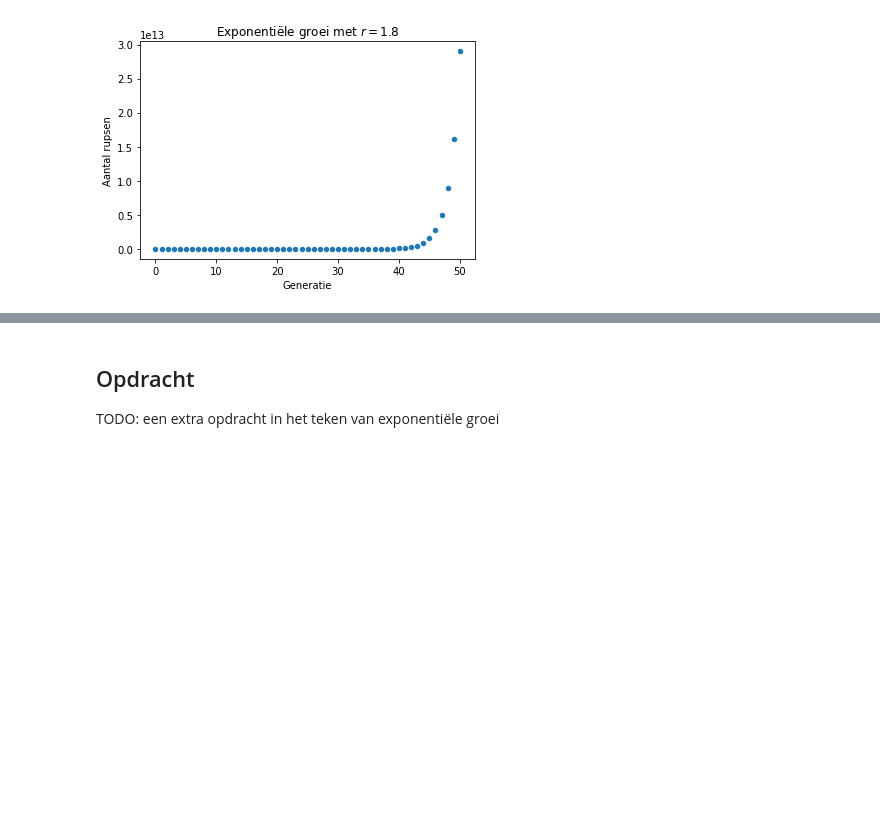
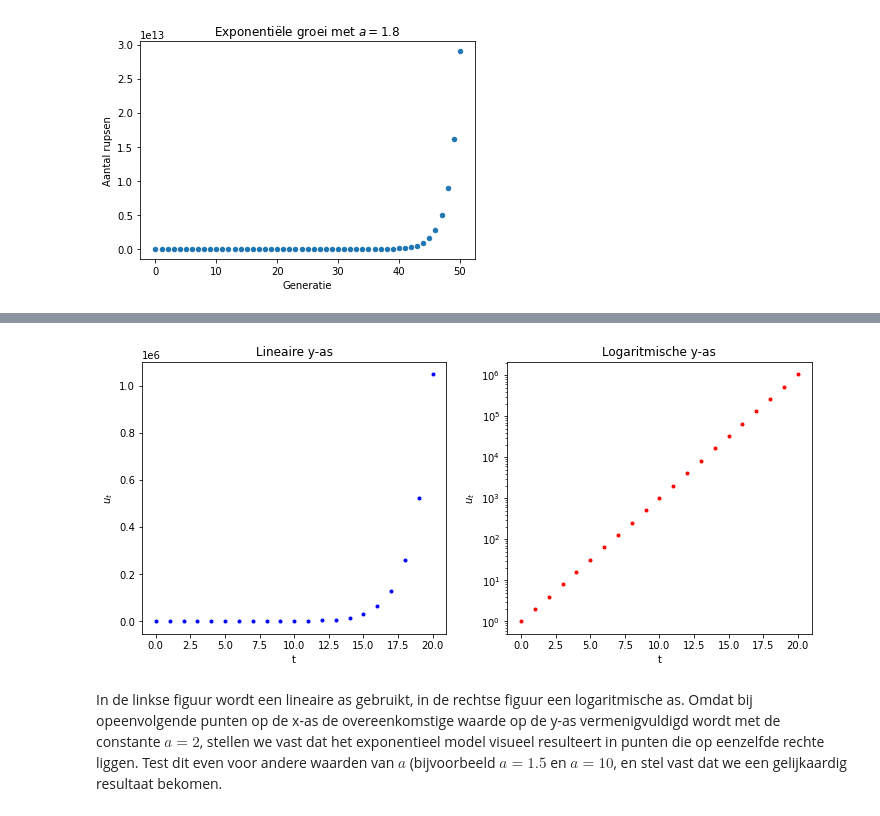
Before and after one commit to jvdrhoof/Insects, a Jupyter notebook: hoofdstuk_1.ipynb, the cells around one changed output, grey strips where cells are left out. Cells and saved outputs as stored; diff of their text form; code cells hidden in the pictures; blank space fills up the shorter version.

```diff
--- a/hoofdstuk_1.ipynb
+++ b/hoofdstuk_1.ipynb
@@ -76,3 +89,3 @@ Laat ons eens experimenteren met $r = 1.8$, waarbij elke rups gemiddeld gezien l
 # %%
-r = 1.8
+a = 1.8
 # %% [markdown]
@@ -80,3 +93,3 @@ We moeten nu enkel nog de waarde van een initiële $x_0$ bepalen, de populatiegr
 # %%
-x_0 = 5
+u_0 = 5
 # %% [markdown]
@@ -121,4 +140,6 @@ Aangezien dit een exponentiële functie is, wordt dit groeimodel exponentiële g
 # %%
-def exponentieel_model(x_0=5, r=1.8, t=1):
-    return x_0 * r ** t
+# bereken de populatiegrootte na meerdere generaties
+def exponentieel_model(t, u_0=5, a=1.8):
+    # a ** t komt overeen met a tot de macht t
+    return u_0 * a ** t
 # %% [markdown]
@@ -207,4 +326,30 @@ Oneindige groei is vrijwel altijd onmogelijk: ooit moet je op de limieten van he
-# %% [markdown]
-## Opdracht
-
-TODO: een extra opdracht in het teken van exponentiële groei
+# %%
+# definieer de data die geplot moet worden
+t_data = np.arange(21)
+u_data = exponentieel_model(t_data, u_0=1, a=2)
+
+# maak een nieuwe grafiek aan
+plt.figure(figsize=(12, 5))
+
+# plot de data met een lineaire y-as
+ax = plt.subplot(1, 2, 1)
+plt.scatter(t_data, u_data, marker =".", color="blue")
+plt.xlabel('t')
+plt.ylabel('$u_t$')
+plt.title('Lineaire y-as')
+ax.set_yscale('linear')
+
+# plot de data met een logaritmische y-as
+ax = plt.subplot(1, 2, 2)
+plt.scatter(t_data, u_data, marker =".", color="red")
+plt.xlabel('t')
+plt.ylabel('$u_t$')
+plt.title('Logaritmische y-as')
+ax.set_yscale('log')
+
+# toon de grafiek
+plt.show()
+# %% [output]
+[figure, added]
+# %% [markdown]
+In de linkse figuur wordt een lineaire as gebruikt, in de rechtse figuur een logaritmische as. Omdat bij opeenvolgende punten op de x-as de overeenkomstige waarde op de y-as vermenigvuldigd wordt met de constante $a = 2$, stellen we vast dat het exponentieel model visueel resulteert in punten die op eenzelfde rechte liggen. Test dit even voor andere waarden van $a$ (bijvoorbeeld $a = 1.5$ en $a = 10$, en stel vast dat we een gelijkaardig resultaat bekomen.
```
Also changed, not shown: parts of 48 cells of this notebook, 4 other files.
